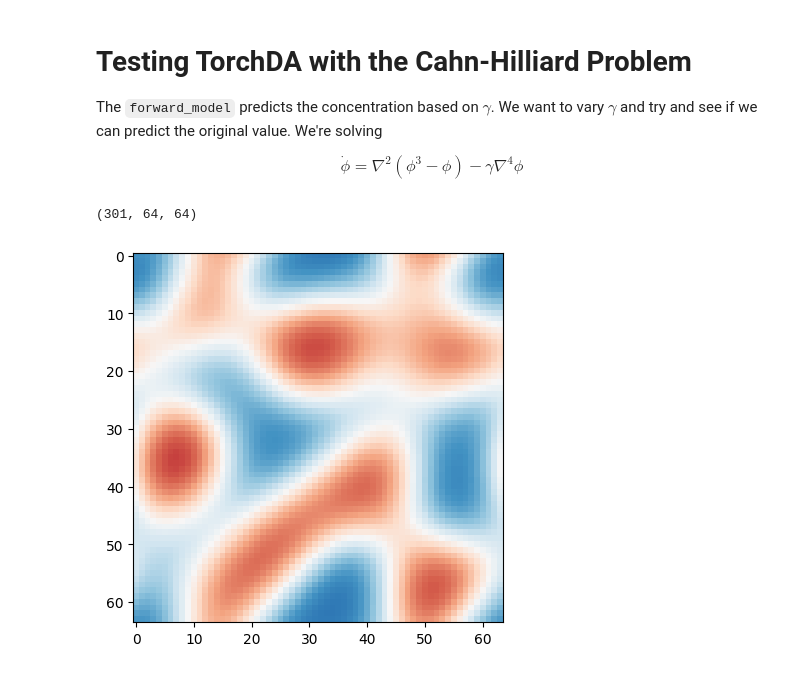
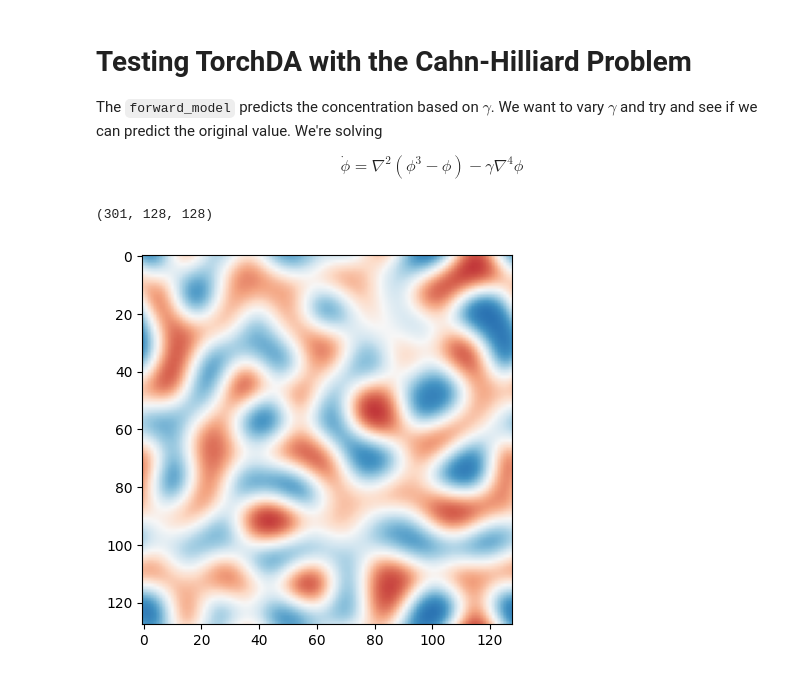
Before and after one commit to wd15/torchda, a Jupyter notebook: sandbox/03-ch-state-parameter.ipynb, the cells around one changed output. Drawn from its saved outputs; the diff is of its cells as text; code cells hidden in the pictures.

```diff
--- a/sandbox/03-ch-state-parameter.ipynb
+++ b/sandbox/03-ch-state-parameter.ipynb
@@ -51,19 +51,19 @@ def forward_model(c, nsteps=100, dt=0.1, dx=0.5, gamma=1.0):
     return c_store
 # %%
 
-N = 64
+N = 128
 gamma_obs = 2.0
 nsteps = 300
 c0 = initial_c(N=N, c0=0.5)
 c_store = forward_model(c0, nsteps=nsteps, gamma=gamma_obs)
 
 print(c_store.shape)
 
 plt.imshow(c_store[-1],cmap='RdBu_r', vmin=0.0, vmax=1.0)
 plt.show()
 # %% [output]
-(301, 64, 64)
+(301, 128, 128)
-[figure, old version]
+[figure, new version]
 # %%
 def run_filter(nobs_gap, sigens, siggamma, gamma_initial, prop):
     Ne = 50
```
Also changed, not shown: parts of 9 cells of this notebook, 3 other files.
